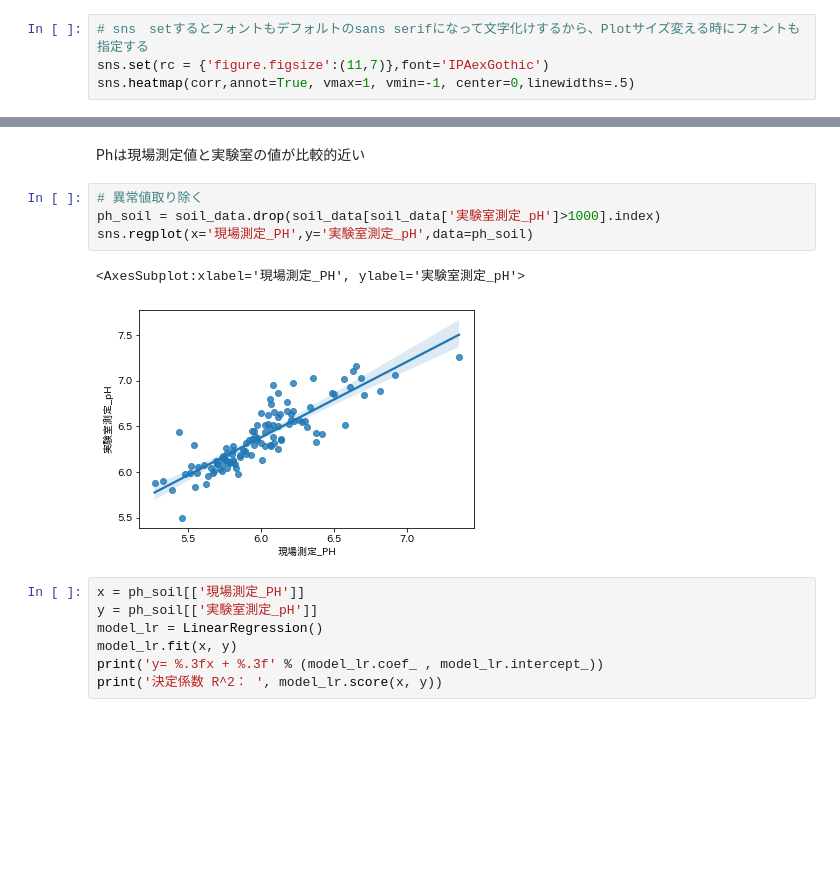
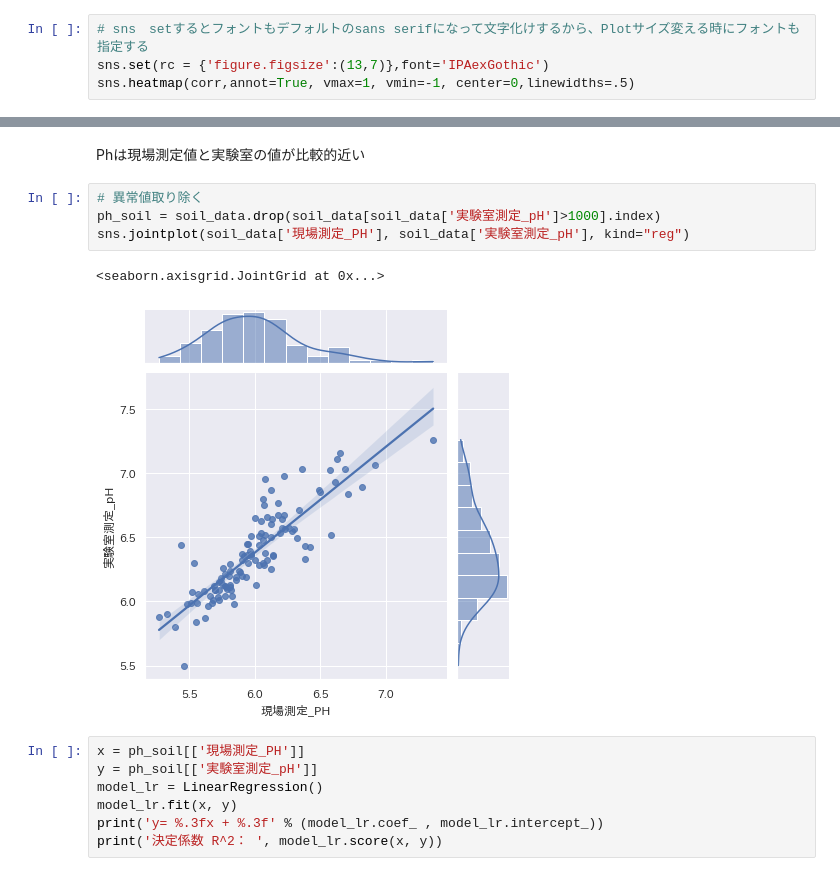
Before and after one commit to sagri-tokyo/akita_daizu, a Jupyter notebook: 0.TNTC_pHEC相関.ipynb, the cells around one changed output, grey strips where cells are left out. Saved outputs shown, nothing was run; the diff lists cells and outputs as text; blank space fills up the shorter version.

```diff
--- a/0.TNTC_pHEC相関.ipynb
+++ b/0.TNTC_pHEC相関.ipynb
@@ -206,6 +225,6 @@ corr
 # %%
 # sns　setするとフォントもデフォルトのsans serifになって文字化けするから、Plotサイズ変える時にフォントも指定する
-sns.set(rc = {'figure.figsize':(11,7)},font='IPAexGothic')
+sns.set(rc = {'figure.figsize':(13,7)},font='IPAexGothic')
 sns.heatmap(corr,annot=True, vmax=1, vmin=-1, center=0,linewidths=.5)
 # %% [output]
 <AxesSubplot:>
@@ -259,10 +309,10 @@ Phは現場測定値と実験室の値が比較的近い
 # %%
 # 異常値取り除く
 ph_soil = soil_data.drop(soil_data[soil_data['実験室測定_pH']>1000].index)
-sns.regplot(x='現場測定_PH',y='実験室測定_pH',data=ph_soil)
+sns.jointplot(soil_data['現場測定_PH'], soil_data['実験室測定_pH'], kind="reg")
 # %% [output]
-<AxesSubplot:xlabel='現場測定_PH', ylabel='実験室測定_pH'>
+<seaborn.axisgrid.JointGrid at 0x...>
-[figure, old version]
+[figure, new version]
 # %%
 x = ph_soil[['現場測定_PH']]
 y = ph_soil[['実験室測定_pH']]
```
Also changed, not shown: parts of 36 cells of this notebook, 5 other files.
